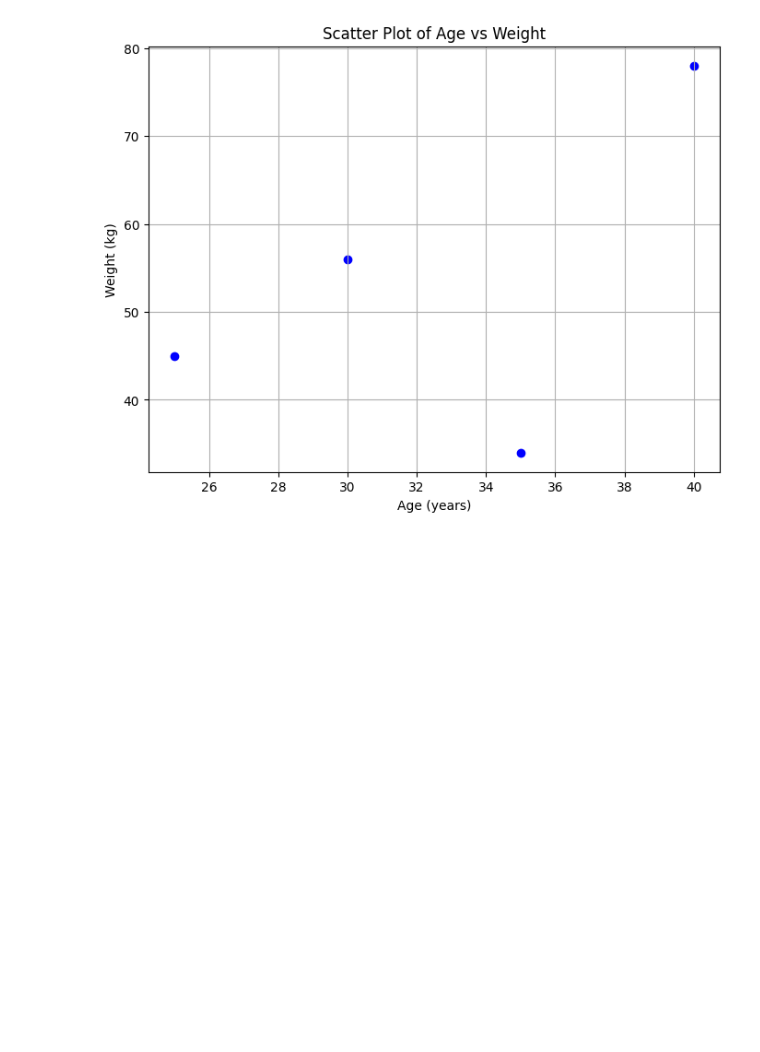
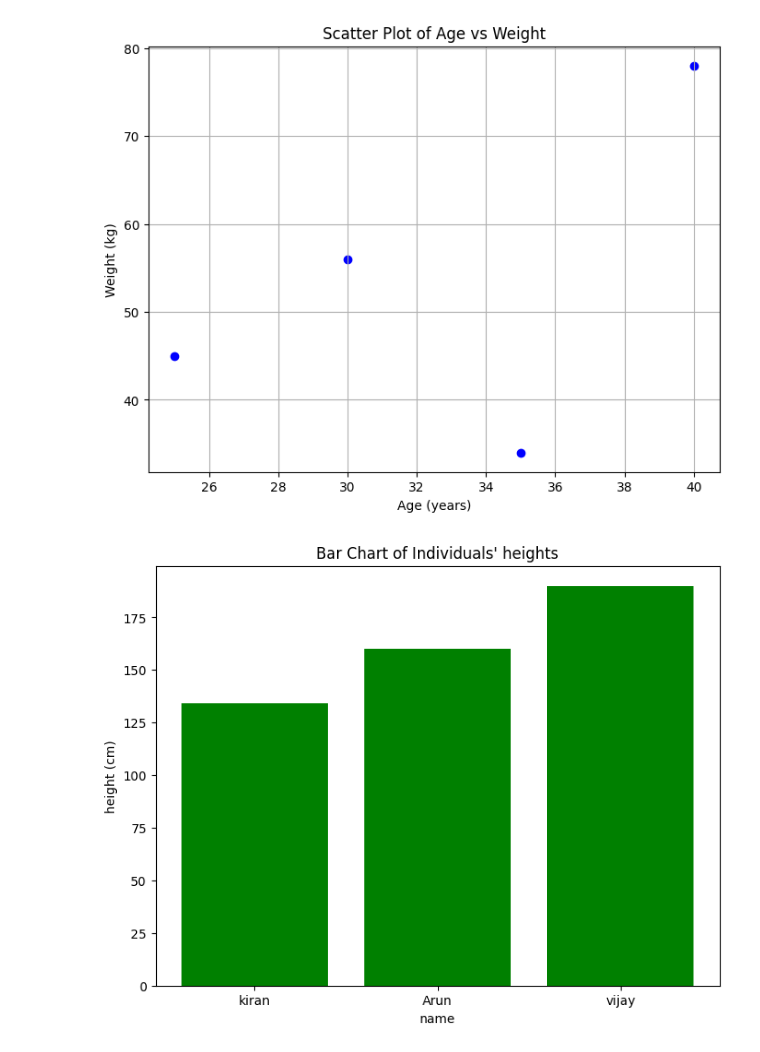
Before and after one commit to 2303a52483/23CSBTB44, a Jupyter notebook: 2303A52483(Assignment-2).ipynb, the cells around one changed output. Cells and saved outputs as stored; diff of their text form; code cells hidden in the pictures; blank space fills up the shorter version.

```diff
--- a/2303A52483(Assignment-2).ipynb
+++ b/2303A52483(Assignment-2).ipynb
@@ -28,3 +26,12 @@ plt.grid(True)
 plt.show()
 # %% [output]
 [figure]
+# %%
+plt.figure(figsize=(8, 6))
+plt.bar(df['name'], df['height'], color='green')
+plt.title('Bar Chart of Individuals\' heights')
+plt.xlabel('name')
+plt.ylabel('height (cm)')
+plt.show()
+# %% [output]
+[figure, added]
```
Also changed, not shown: parts of 2 cells of this notebook.
